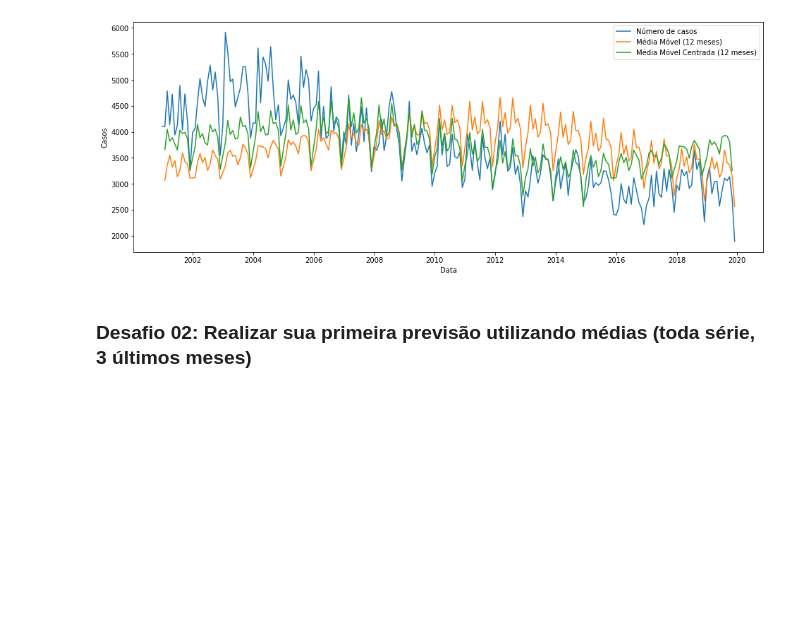
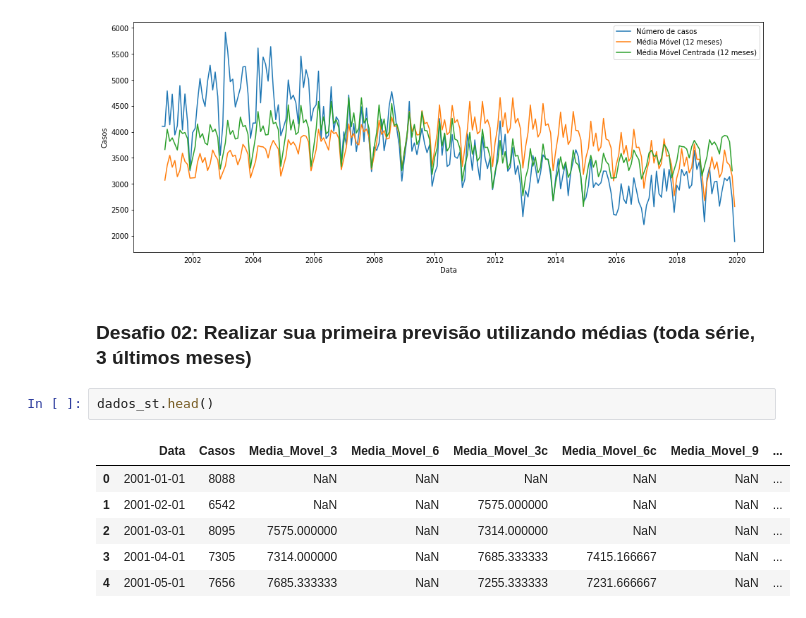
Before and after one commit to claricefiorese/bootcamp-alura-aulas, a Jupyter notebook: Módulo 4/M4 - 3. Iniciando a Análise de Série Temporal.ipynb, the cells around one changed output. Drawn from its saved outputs; the diff is of its cells as text; blank space fills up the shorter version.

```diff
--- a/Módulo 4/M4 - 3. Iniciando a Análise de Série Temporal.ipynb
+++ b/Módulo 4/M4 - 3. Iniciando a Análise de Série Temporal.ipynb
@@ -424,3 +426,12 @@ plota_media_movel(dados_hanseniase, 12)
 [figure]
 # %% [markdown]
 ### Desafio 02: Realizar sua primeira previsão utilizando médias (toda série, 3 últimos meses)
+# %%
+dados_st.head()
+# %% [output]
+|  | Data | Casos | Media_Movel_3 | Media_Movel_6 | Media_Movel_3c | Media_Movel_6c | Media_Movel_9 | ... |
+| 0 | 2001-01-01 | 8088 | NaN | NaN | NaN | NaN | NaN | ... |
+| 1 | 2001-02-01 | 6542 | NaN | NaN | 7575.000000 | NaN | NaN | ... |
+| 2 | 2001-03-01 | 8095 | 7575.000000 | NaN | 7314.000000 | NaN | NaN | ... |
+| 3 | 2001-04-01 | 7305 | 7314.000000 | NaN | 7685.333333 | 7415.166667 | NaN | ... |
+| 4 | 2001-05-01 | 7656 | 7685.333333 | NaN | 7255.333333 | 7231.666667 | NaN | ... |
```
Also changed, not shown: parts of 10 cells of this notebook.
